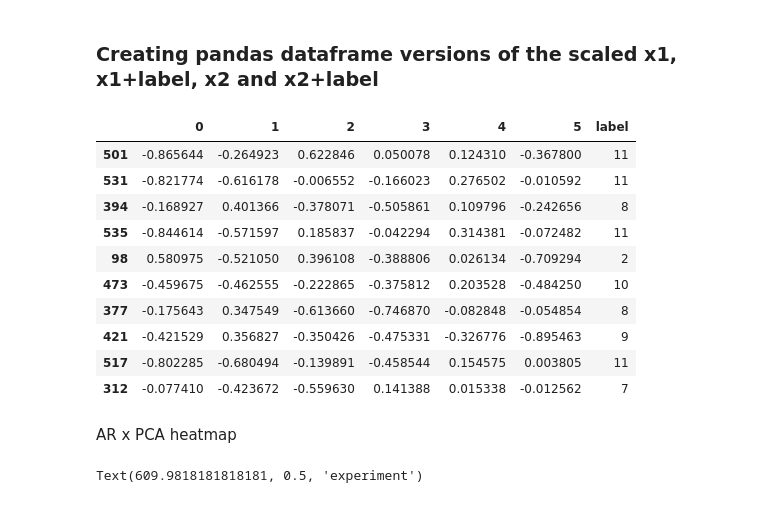
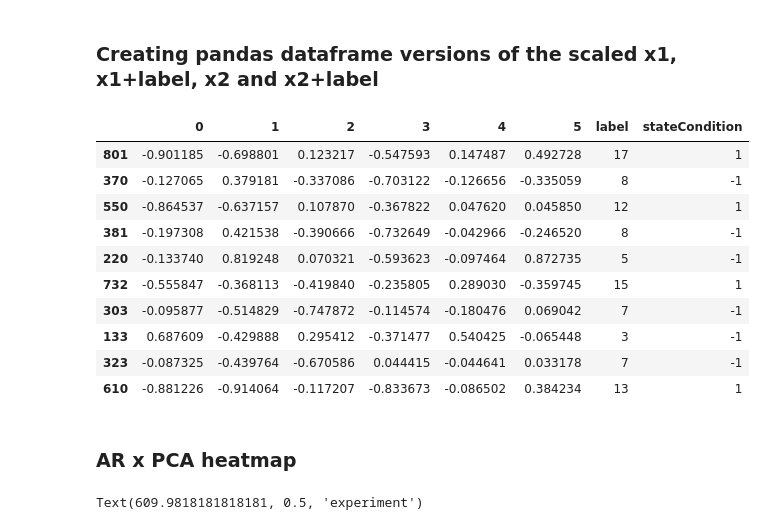
Before and after one commit to felipecostapereira/Task_02_PCA_LinearModels, a Jupyter notebook: task02.ipynb, the cells around one changed output. Drawn from its saved outputs; the diff is of its cells as text; code cells hidden in the pictures.

Commit message:
y2 added as being the State Condition (-1,1) Possibility to use y2 as labels Measuring accuracies

```diff
--- a/task02.ipynb
+++ b/task02.ipynb
@@ -54,0 +61,11 @@ array([ 1,  2,  3,  4,  5,  6,  7,  8,  9, 10, 11, 12, 13, 14, 15, 16, 17],
+# %%
+y2 = []
+for label in y:
+    if label in range(1,10):
+        y2.append(-1)
+    else: y2.append(1)
+y2 = np.array(y2)
+ax = sns.scatterplot(y,y2)
+ax.set_title('y2 (damaged or undamaged) vs y (1 to 17)')
+ax.set_xlabel('y1')
+ax.set_ylabel('y2')
@@ -153,27 +176,29 @@ scaled:  [ 0.75017416 -0.61278049  0.16699462 -0.2637636  -0.44727164 -0.1454083
 # %%
 dfx1 = pd.DataFrame(X1_scaled)
 dfx1_label = dfx1.copy()
 dfx1_label['label'] = y
+dfx1_label['stateCondition'] = y2
 
 dfx2 = pd.DataFrame(X2_scaled)
 dfx2_label = dfx2.copy()
 dfx2_label['label'] = y
+dfx2_label['stateCondition'] = y2
 
 dfx2_label.sample(10)
 # %% [output]
-|  | 0 | 1 | 2 | 3 | 4 | 5 | label |
-| 501 | -0.865644 | -0.264923 | 0.622846 | 0.050078 | 0.124310 | -0.367800 | 11 |
-| 531 | -0.821774 | -0.616178 | -0.006552 | -0.166023 | 0.276502 | -0.010592 | 11 |
-| 394 | -0.168927 | 0.401366 | -0.378071 | -0.505861 | 0.109796 | -0.242656 | 8 |
-| 535 | -0.844614 | -0.571597 | 0.185837 | -0.042294 | 0.314381 | -0.072482 | 11 |
-| 98 | 0.580975 | -0.521050 | 0.396108 | -0.388806 | 0.026134 | -0.709294 | 2 |
-| 473 | -0.459675 | -0.462555 | -0.222865 | -0.375812 | 0.203528 | -0.484250 | 10 |
-| 377 | -0.175643 | 0.347549 | -0.613660 | -0.746870 | -0.082848 | -0.054854 | 8 |
-| 421 | -0.421529 | 0.356827 | -0.350426 | -0.475331 | -0.326776 | -0.895463 | 9 |
-| 517 | -0.802285 | -0.680494 | -0.139891 | -0.458544 | 0.154575 | 0.003805 | 11 |
-| 312 | -0.077410 | -0.423672 | -0.559630 | 0.141388 | 0.015338 | -0.012562 | 7 |
+|  | 0 | 1 | 2 | 3 | 4 | 5 | label | stateCondition |
+| 801 | -0.901185 | -0.698801 | 0.123217 | -0.547593 | 0.147487 | 0.492728 | 17 | 1 |
+| 370 | -0.127065 | 0.379181 | -0.337086 | -0.703122 | -0.126656 | -0.335059 | 8 | -1 |
+| 550 | -0.864537 | -0.637157 | 0.107870 | -0.367822 | 0.047620 | 0.045850 | 12 | 1 |
+| 381 | -0.197308 | 0.421538 | -0.390666 | -0.732649 | -0.042966 | -0.246520 | 8 | -1 |
+| 220 | -0.133740 | 0.819248 | 0.070321 | -0.593623 | -0.097464 | 0.872735 | 5 | -1 |
+| 732 | -0.555847 | -0.368113 | -0.419840 | -0.235805 | 0.289030 | -0.359745 | 15 | 1 |
+| 303 | -0.095877 | -0.514829 | -0.747872 | -0.114574 | -0.180476 | 0.069042 | 7 | -1 |
+| 133 | 0.687609 | -0.429888 | 0.295412 | -0.371477 | 0.540425 | -0.065448 | 3 | -1 |
+| 323 | -0.087325 | -0.439764 | -0.670586 | 0.044415 | -0.044641 | 0.033178 | 7 | -1 |
+| 610 | -0.881226 | -0.914064 | -0.117207 | -0.833673 | -0.086502 | 0.384234 | 13 | 1 |
 # %% [markdown]
-AR x PCA heatmap
+### AR x PCA heatmap
 # %%
 plt.subplots(figsize=(16,8))
 plt.subplot(121)
```
Also changed, not shown: parts of 18 cells of this notebook.
